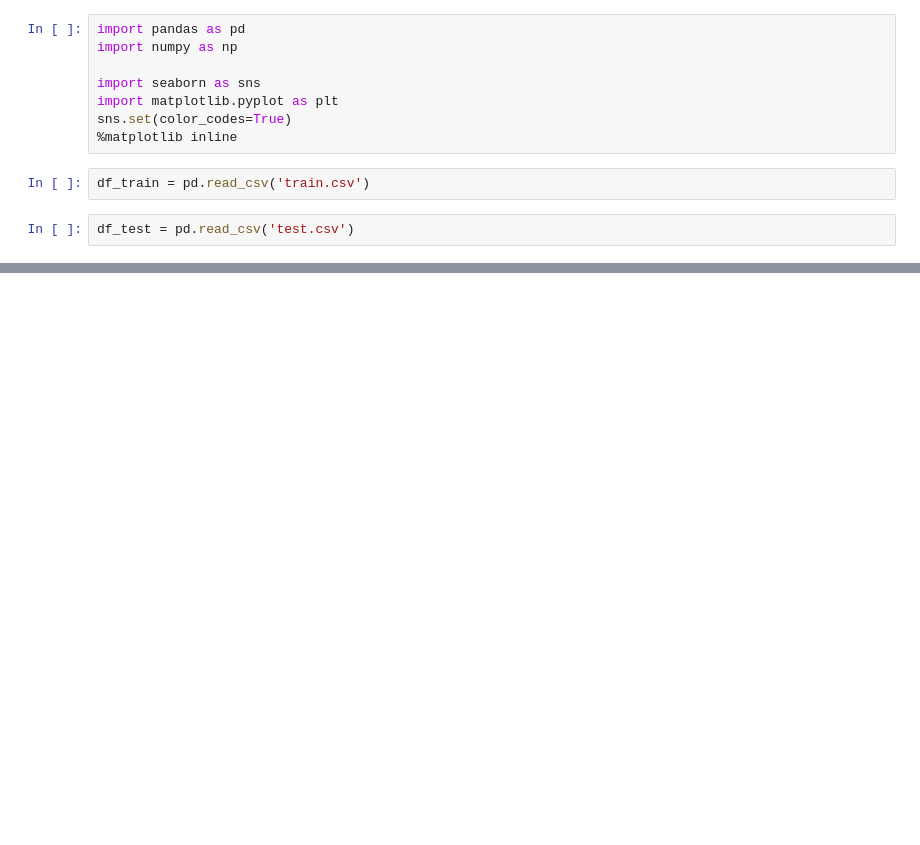
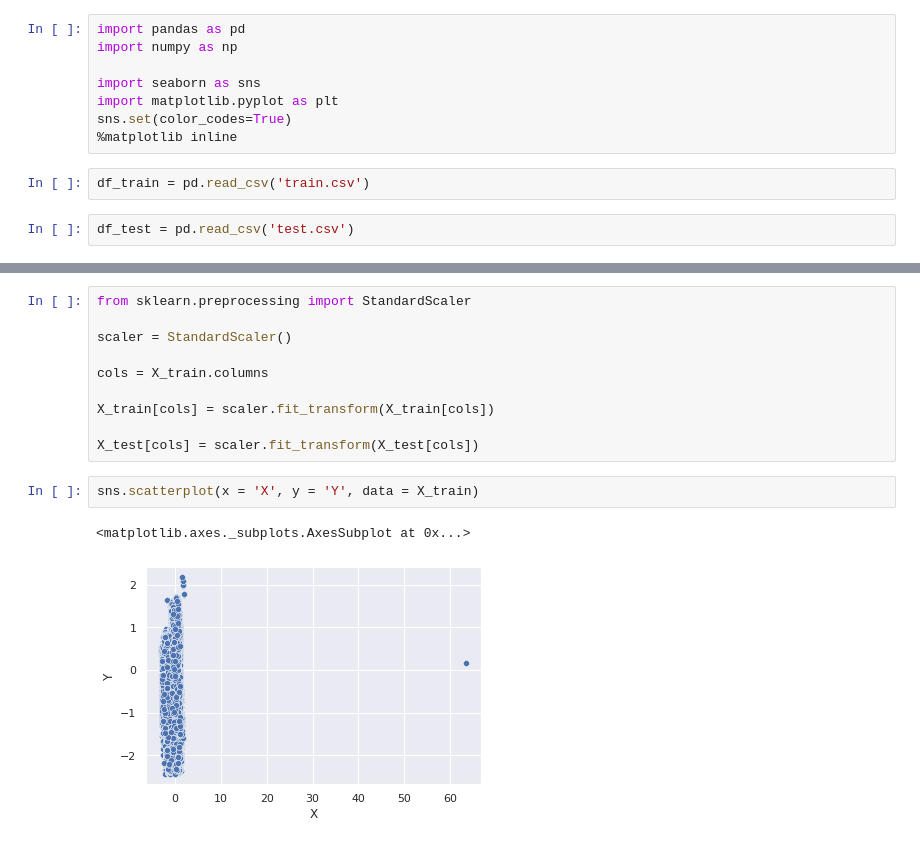
Before and after one commit to nandhukumar86/mykagglesubmissions, a Jupyter notebook: SanFranciscoCrimeClassification.ipynb, the cells around one changed output, grey strips where cells are left out. Cells and saved outputs as stored; diff of their text form; blank space fills up the shorter version.

```diff
--- a/SanFranciscoCrimeClassification.ipynb
+++ b/SanFranciscoCrimeClassification.ipynb
@@ -191,0 +396,15 @@ df.size
+# %%
+from sklearn.preprocessing import StandardScaler
+
+scaler = StandardScaler()
+
+cols = X_train.columns
+
+X_train[cols] = scaler.fit_transform(X_train[cols])
+
+X_test[cols] = scaler.fit_transform(X_test[cols])
+# %%
+sns.scatterplot(x = 'X', y = 'Y', data = X_train)
+# %% [output]
+<matplotlib.axes._subplots.AxesSubplot at 0x...>
+[figure, added]
```
Also changed, not shown: parts of 76 cells of this notebook.
